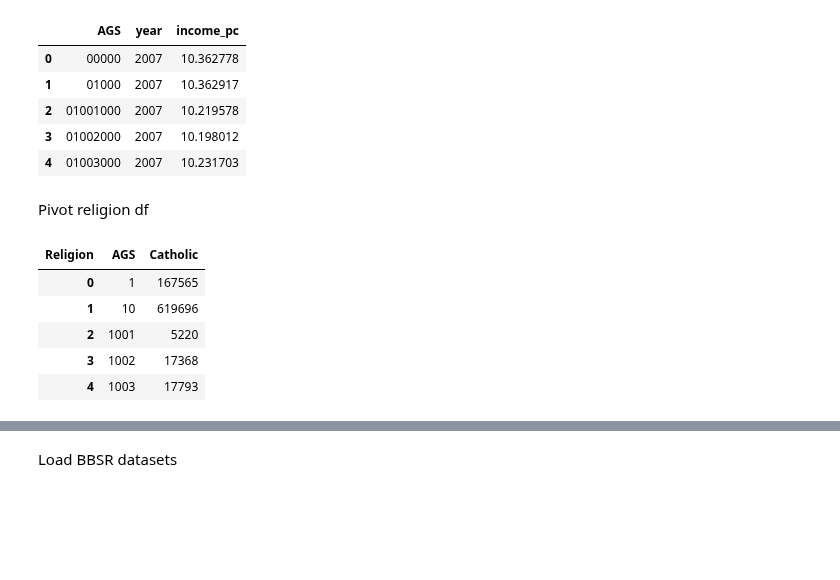
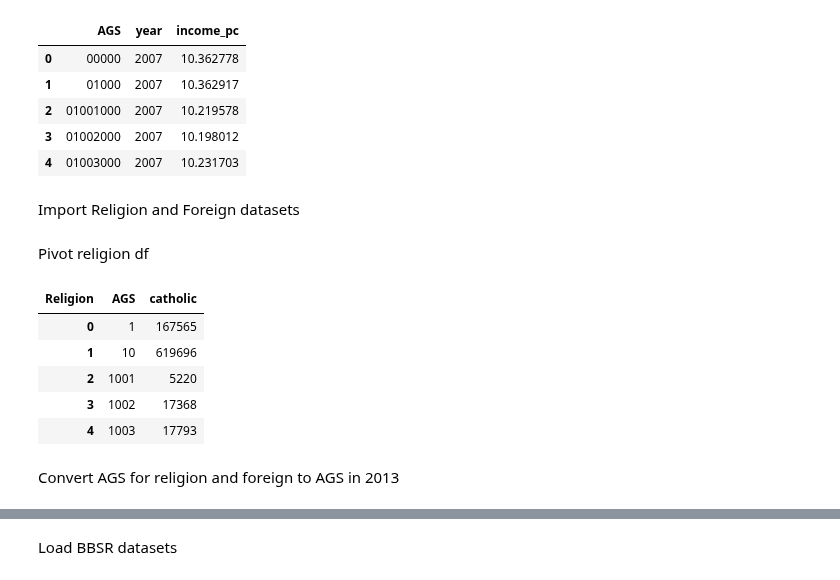
Before and after one commit to jan-schaeffer/powerlinemonsters, a Jupyter notebook: controls_prep.ipynb, the cells around one changed output, grey strips where cells are left out. Saved outputs shown, nothing was run; the diff lists cells and outputs as text; code cells hidden in the pictures; blank space fills up the shorter version.

```diff
--- a/controls_prep.ipynb
+++ b/controls_prep.ipynb
@@ -118,3 +123,5 @@ income.head()
 | 2 | 01001000 | 2007 | 10.219578 |
 | 3 | 01002000 | 2007 | 10.198012 |
 | 4 | 01003000 | 2007 | 10.231703 |
+# %% [markdown]
+Import Religion and Foreign datasets
@@ -122,14 +132,16 @@ income.head()
 Pivot religion df
 # %%
 religion = pd.pivot_table(religion, index=['AGS'], columns=['Religion'], values='Bevölkerung', aggfunc=np.sum, fill_value=0)
-religion.rename(columns = {'Römisch-katholische Kirche': 'Catholic'}, inplace = True)
+religion.rename(columns = {'Römisch-katholische Kirche': 'catholic'}, inplace = True)
 religion = religion.reset_index()
-religion = religion[['AGS', 'Catholic']]
+religion = religion[['AGS', 'catholic']]
 religion.head()
 # %% [output]
-| Religion | AGS | Catholic |
+| Religion | AGS | catholic |
 | 0 | 1 | 167565 |
 | 1 | 10 | 619696 |
 | 2 | 1001 | 5220 |
 | 3 | 1002 | 17368 |
 | 4 | 1003 | 17793 |
+# %% [markdown]
+Convert AGS for religion and foreign to AGS in 2013
```
Also changed, not shown: parts of 25 cells of this notebook, 3 other files.
